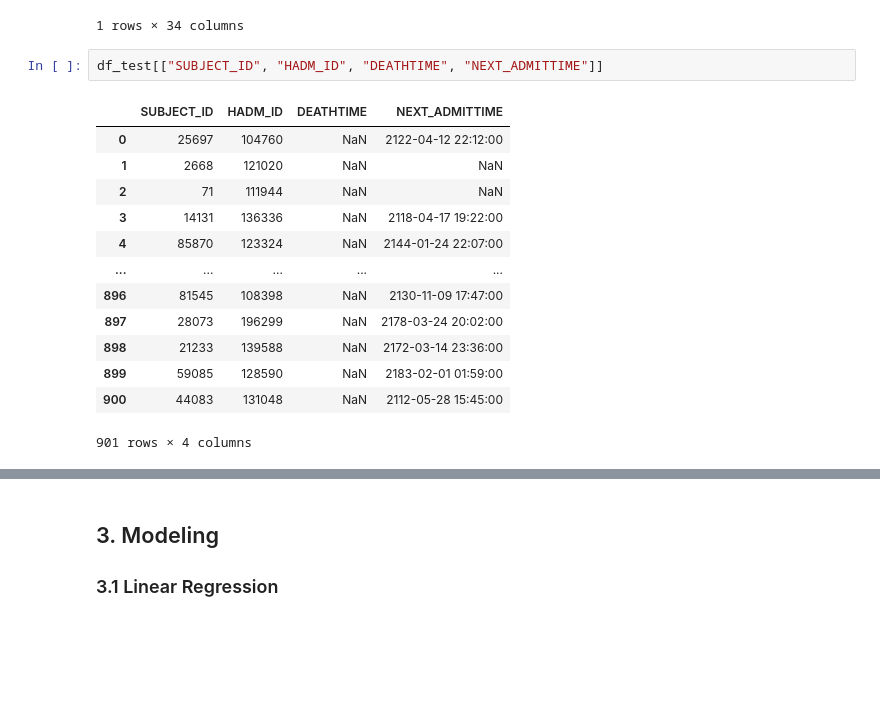
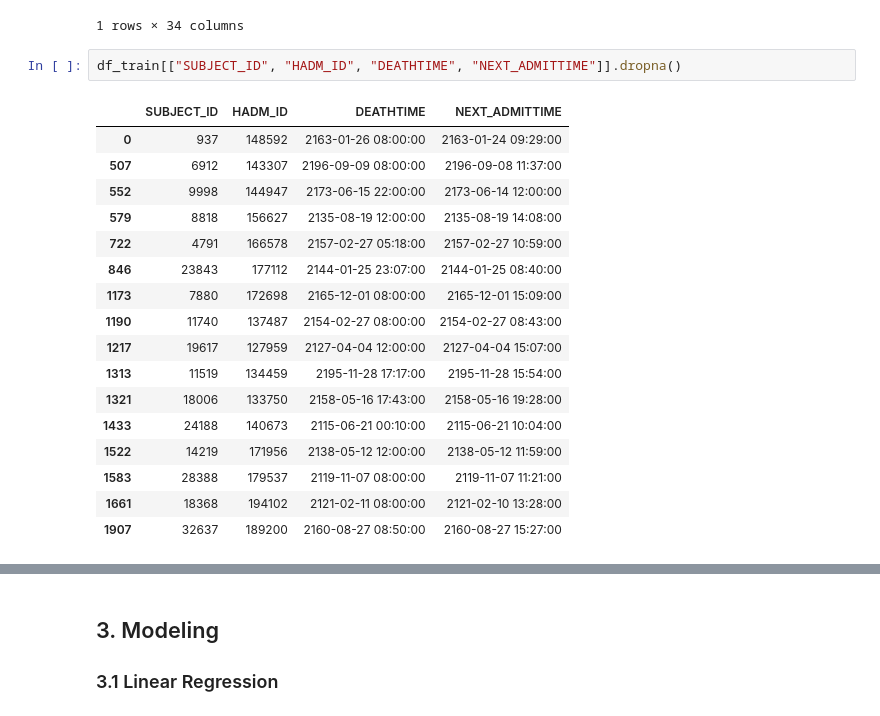
Before and after one commit to LMquentinLR/mimic_rehospitalization_prediction, a Jupyter notebook: AIQDSC27_AIQDSC28_evaluation_qlr.ipynb, the cells around one changed output, grey strips where cells are left out. Saved outputs shown, nothing was run; the diff lists cells and outputs as text; blank space fills up the shorter version.

```diff
--- a/AIQDSC27_AIQDSC28_evaluation_qlr.ipynb
+++ b/AIQDSC27_AIQDSC28_evaluation_qlr.ipynb
@@ -286,18 +523,22 @@ df_train[df_train["SUBJECT_ID"]==937]
 | 0 | 937 | 148592 | 2163-01-20 18:39:00 | 2163-01-24 08:00:00 | 0.061806 | 2163-01-24 09:29:00 | EMERGENCY | 2163-01-26 08:00:00 | ... |
 1 rows × 34 columns
 # %%
-df_test[["SUBJECT_ID", "HADM_ID", "DEATHTIME", "NEXT_ADMITTIME"]]
+df_train[["SUBJECT_ID", "HADM_ID", "DEATHTIME", "NEXT_ADMITTIME"]].dropna()
 # %% [output]
 |  | SUBJECT_ID | HADM_ID | DEATHTIME | NEXT_ADMITTIME |
-| 0 | 25697 | 104760 | NaN | 2122-04-12 22:12:00 |
-| 1 | 2668 | 121020 | NaN | NaN |
-| 2 | 71 | 111944 | NaN | NaN |
-| 3 | 14131 | 136336 | NaN | 2118-04-17 19:22:00 |
-| 4 | 85870 | 123324 | NaN | 2144-01-24 22:07:00 |
-| ... | ... | ... | ... | ... |
-| 896 | 81545 | 108398 | NaN | 2130-11-09 17:47:00 |
-| 897 | 28073 | 196299 | NaN | 2178-03-24 20:02:00 |
-| 898 | 21233 | 139588 | NaN | 2172-03-14 23:36:00 |
-| 899 | 59085 | 128590 | NaN | 2183-02-01 01:59:00 |
-| 900 | 44083 | 131048 | NaN | 2112-05-28 15:45:00 |
+| 0 | 937 | 148592 | 2163-01-26 08:00:00 | 2163-01-24 09:29:00 |
+| 507 | 6912 | 143307 | 2196-09-09 08:00:00 | 2196-09-08 11:37:00 |
+| 552 | 9998 | 144947 | 2173-06-15 22:00:00 | 2173-06-14 12:00:00 |
+| 579 | 8818 | 156627 | 2135-08-19 12:00:00 | 2135-08-19 14:08:00 |
+| 722 | 4791 | 166578 | 2157-02-27 05:18:00 | 2157-02-27 10:59:00 |
+| 846 | 23843 | 177112 | 2144-01-25 23:07:00 | 2144-01-25 08:40:00 |
+| 1173 | 7880 | 172698 | 2165-12-01 08:00:00 | 2165-12-01 15:09:00 |
+| 1190 | 11740 | 137487 | 2154-02-27 08:00:00 | 2154-02-27 08:43:00 |
+| 1217 | 19617 | 127959 | 2127-04-04 12:00:00 | 2127-04-04 15:07:00 |
+| 1313 | 11519 | 134459 | 2195-11-28 17:17:00 | 2195-11-28 15:54:00 |
+| 1321 | 18006 | 133750 | 2158-05-16 17:43:00 | 2158-05-16 19:28:00 |
+| 1433 | 24188 | 140673 | 2115-06-21 00:10:00 | 2115-06-21 10:04:00 |
+| 1522 | 14219 | 171956 | 2138-05-12 12:00:00 | 2138-05-12 11:59:00 |
+| 1583 | 28388 | 179537 | 2119-11-07 08:00:00 | 2119-11-07 11:21:00 |
+| 1661 | 18368 | 194102 | 2121-02-11 08:00:00 | 2121-02-10 13:28:00 |
+| 1907 | 32637 | 189200 | 2160-08-27 08:50:00 | 2160-08-27 15:27:00 |
-901 rows × 4 columns
```
Also changed, not shown: parts of 29 cells of this notebook.
